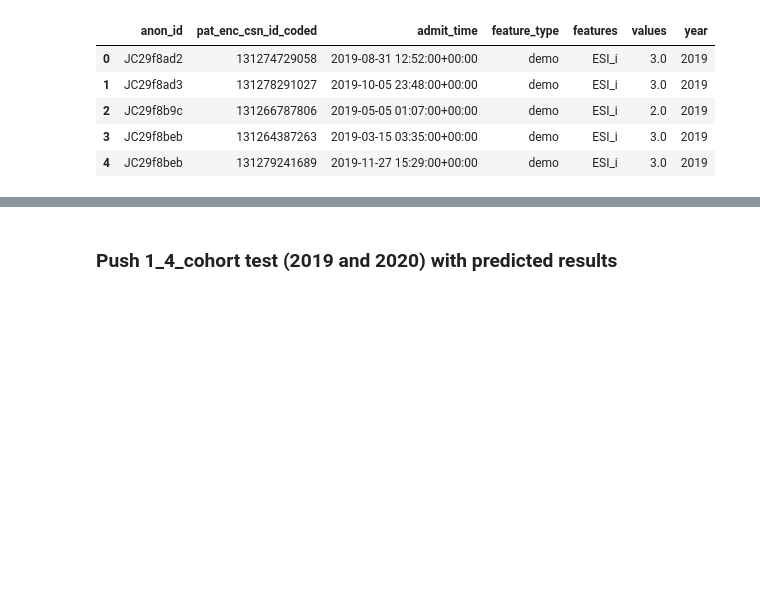
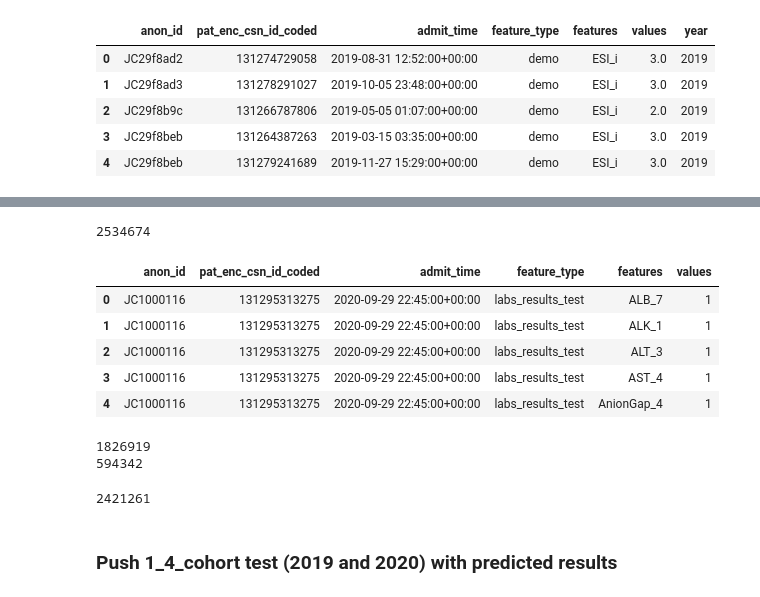
Before and after one commit to Minh084/TDA, a Jupyter notebook: 6_validation/6_data_BQ.ipynb, the cells around one changed output, grey strips where cells are left out. Drawn from its saved outputs; the diff is of its cells as text; code cells hidden in the pictures; blank space fills up the shorter version.

```diff
--- a/6_validation/6_data_BQ.ipynb
+++ b/6_validation/6_data_BQ.ipynb
@@ -549,3 +603,27 @@ df.to_gbq(destination_table='triageTD.%s' % TABLE_NAME,
+# %%
+dftv = pd.read_csv(os.path.join(valdir, "6_10_coh4_binned_labs_vitals_test.csv"))
+dftv["admit_time"] = pd.to_datetime(dftv["admit_time"])
+
+print(len(dftv)) # 2534674
+dftv.head(5)
+# %% [output]
+2534674
+|  | anon_id | pat_enc_csn_id_coded | admit_time | feature_type | features | values |
+| 0 | JC1000116 | 131295313275 | 2020-09-29 22:45:00+00:00 | labs_results_test | ALB_7 | 1 |
+| 1 | JC1000116 | 131295313275 | 2020-09-29 22:45:00+00:00 | labs_results_test | ALK_1 | 1 |
+| 2 | JC1000116 | 131295313275 | 2020-09-29 22:45:00+00:00 | labs_results_test | ALT_3 | 1 |
+| 3 | JC1000116 | 131295313275 | 2020-09-29 22:45:00+00:00 | labs_results_test | AST_4 | 1 |
+| 4 | JC1000116 | 131295313275 | 2020-09-29 22:45:00+00:00 | labs_results_test | AnionGap_4 | 1 |
+# %%
+trainval_labels = dft
+test_labels = dftv[(dftv['admit_time'].dt.year > 2019)  & (dftv['admit_time'].dt.month > 3)]
+print(len(trainval_labels))
+print(len(test_labels))
+len(trainval_labels) + len(test_labels)
+# %% [output]
+1826919
+594342
+2421261
 # %% [markdown]
 ### Push 1_4_cohort test (2019 and 2020) with predicted results
 # %%
```
Also changed, not shown: parts of 6 cells of this notebook.
